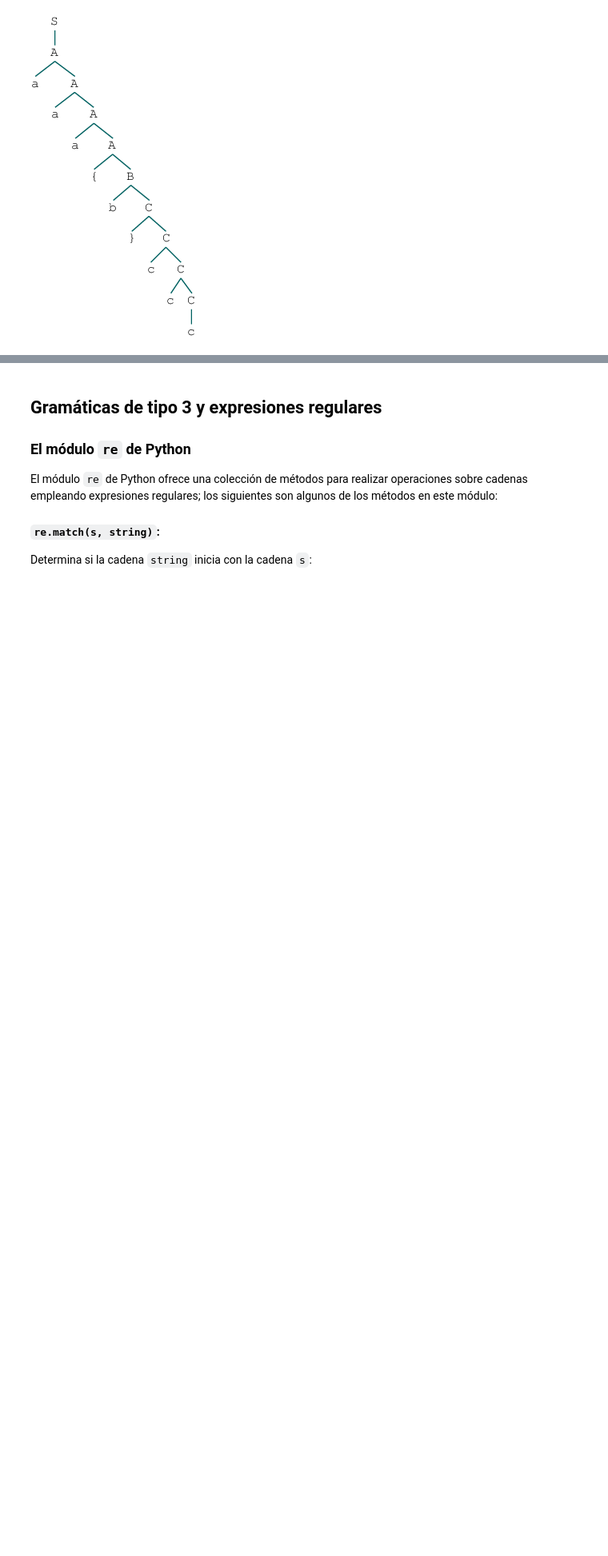
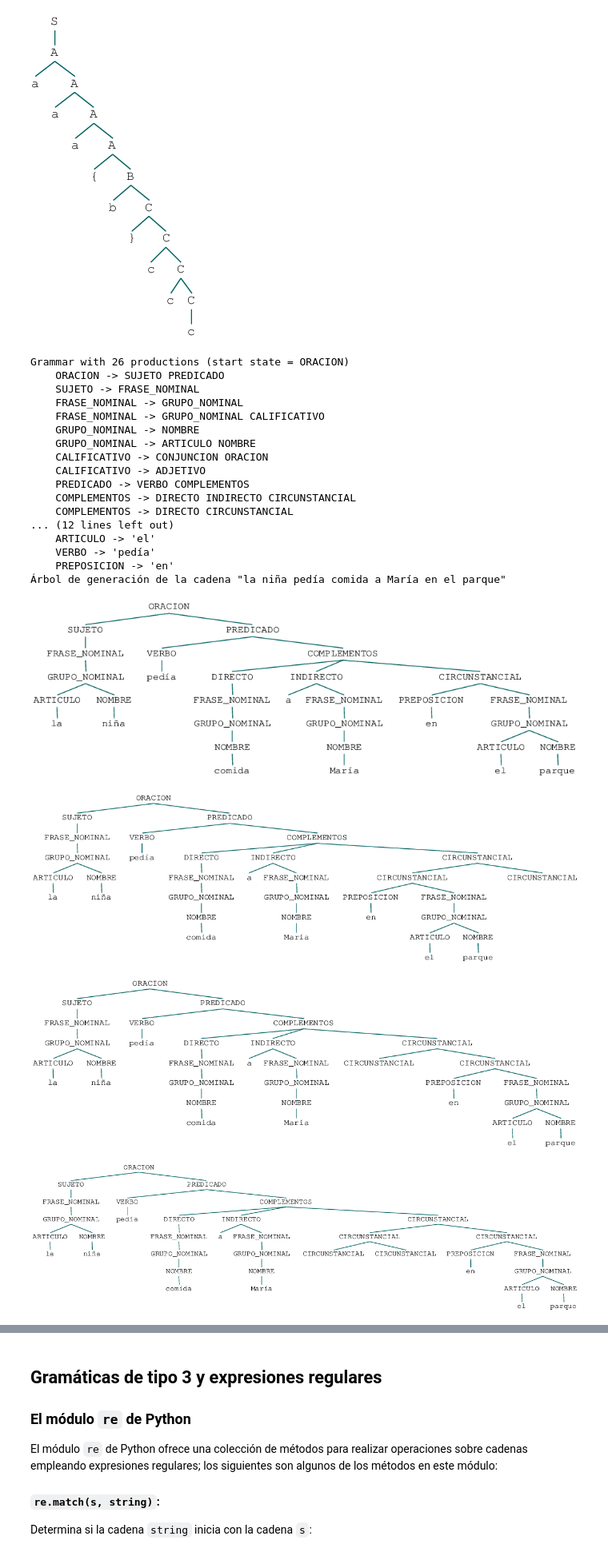
Before and after one commit to rsotoc/nlp, a Jupyter notebook: 5. Análisis sintáctico.ipynb, the cells around one changed output, grey strips where cells are left out. Shown: that part at 80% size. Saved outputs shown, nothing was run; the diff lists cells and outputs as text; code cells hidden in the pictures; blank space fills up the shorter version.

```diff
--- a/5. Análisis sintáctico.ipynb
+++ b/5. Análisis sintáctico.ipynb
@@ -81,3 +89,67 @@ for tree in parser.parse(list(X)):
 # %% [output]
 Árbol de generación de la cadena "aaa{b}ccc"
 [figure]
+# %%
+import nltk
+from nltk.parse.generate import generate
+from nltk import CFG
+from IPython.display import Image, display
+
+grammar_sp = nltk.CFG.fromstring("""
+    ORACION -> SUJETO PREDICADO
+    SUJETO -> FRASE_NOMINAL
+    FRASE_NOMINAL -> GRUPO_NOMINAL
+    FRASE_NOMINAL -> GRUPO_NOMINAL CALIFICATIVO
+    GRUPO_NOMINAL -> NOMBRE
+    GRUPO_NOMINAL -> ARTICULO NOMBRE
+    CALIFICATIVO -> CONJUNCION ORACION
+    CALIFICATIVO -> ADJETIVO
+    PREDICADO -> VERBO COMPLEMENTOS
+    COMPLEMENTOS -> DIRECTO INDIRECTO CIRCUNSTANCIAL
+    COMPLEMENTOS -> DIRECTO CIRCUNSTANCIAL
+    COMPLEMENTOS -> INDIRECTO CIRCUNSTANCIAL
+    COMPLEMENTOS -> CIRCUNSTANCIAL
+    CIRCUNSTANCIAL ->
+    CIRCUNSTANCIAL -> CIRCUNSTANCIAL CIRCUNSTANCIAL
+    DIRECTO -> FRASE_NOMINAL
+    INDIRECTO -> 'a' FRASE_NOMINAL
+    CIRCUNSTANCIAL -> PREPOSICION FRASE_NOMINAL
+    NOMBRE -> 'niña'
+    NOMBRE -> 'María'
+    NOMBRE -> 'comida'
+    NOMBRE -> 'parque'
+    ARTICULO -> 'la'
+    ARTICULO -> 'el'
+    VERBO -> 'pedía'
+    PREPOSICION -> 'en'
+    """)
+
+parser_sp = nltk.ChartParser(grammar_sp)
+print(grammar_sp)
+
+X_sp = "la niña pedía comida a María en el parque"
+print("Árbol de generación de la cadena \"{}\"".format(X_sp))
+for tree in parser_sp.parse(list(X_sp.split())):
+    display(tree) # tree.draw() arroja una ventana emergente
+# %% [output]
+Grammar with 26 productions (start state = ORACION)
+    ORACION -> SUJETO PREDICADO
+    SUJETO -> FRASE_NOMINAL
+    FRASE_NOMINAL -> GRUPO_NOMINAL
+    FRASE_NOMINAL -> GRUPO_NOMINAL CALIFICATIVO
+    GRUPO_NOMINAL -> NOMBRE
+    GRUPO_NOMINAL -> ARTICULO NOMBRE
+    CALIFICATIVO -> CONJUNCION ORACION
+    CALIFICATIVO -> ADJETIVO
+    PREDICADO -> VERBO COMPLEMENTOS
+    COMPLEMENTOS -> DIRECTO INDIRECTO CIRCUNSTANCIAL
+    COMPLEMENTOS -> DIRECTO CIRCUNSTANCIAL
+... (12 lines left out)
+    ARTICULO -> 'el'
+    VERBO -> 'pedía'
+    PREPOSICION -> 'en'
+Árbol de generación de la cadena "la niña pedía comida a María en el parque"
+[figure, added]
+[figure, added]
+[figure, added]
+[figure, added]
```
Also changed, not shown: parts of 7 cells of this notebook, 5 other files.
